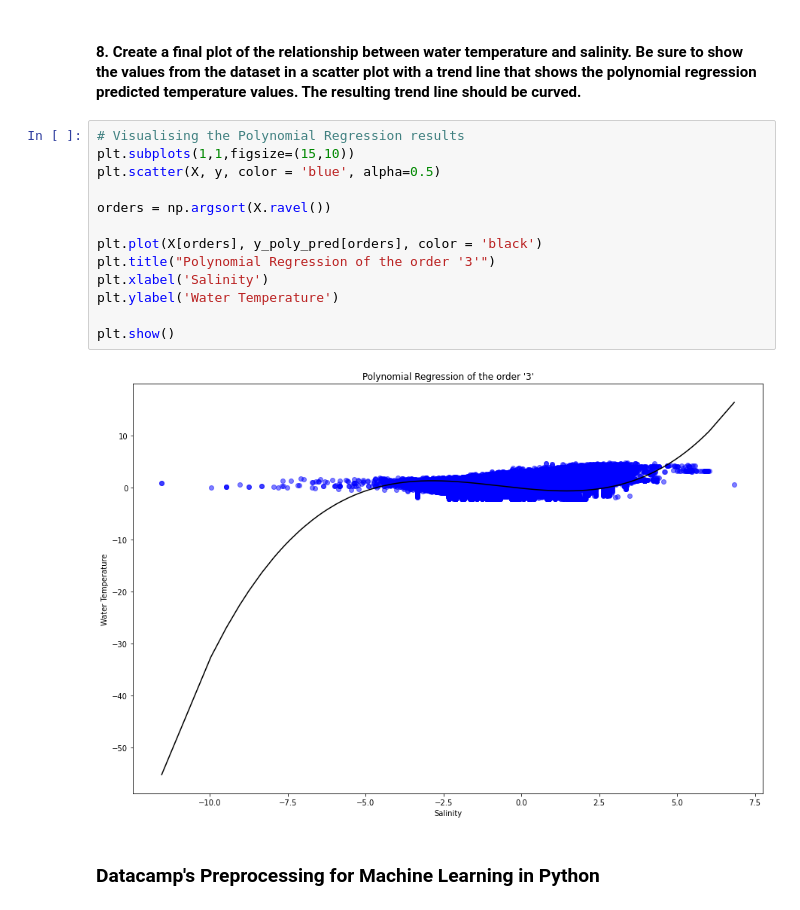
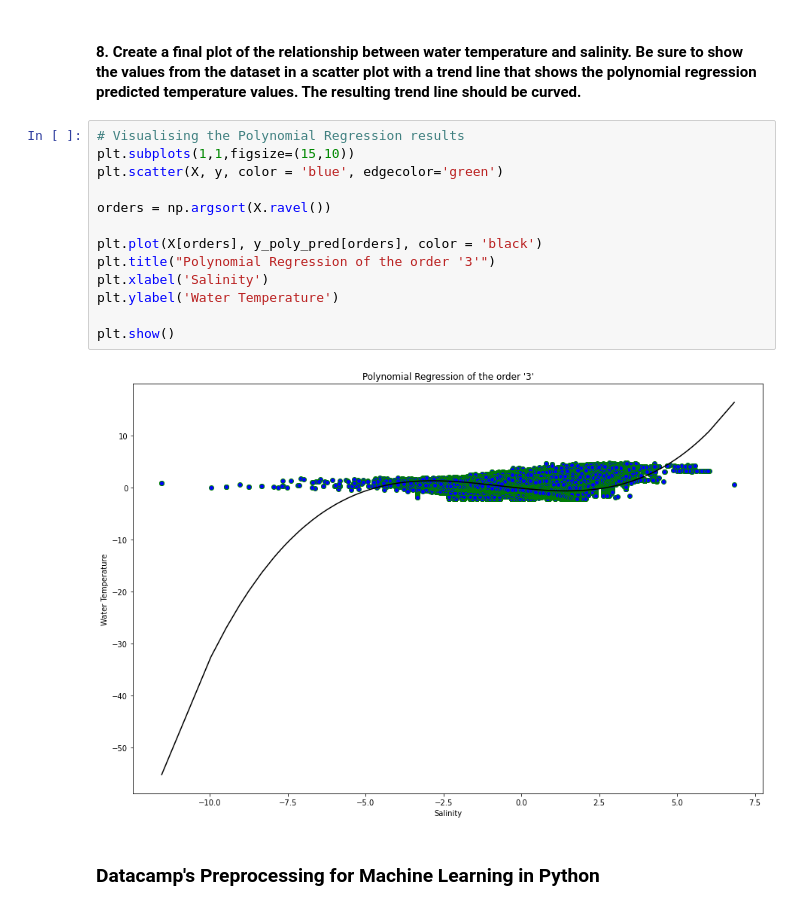
Before and after one commit to SakshiDS/Week13, a Jupyter notebook: Week_13_Supervised_Learning_hw.ipynb, the cells around one changed output. Saved outputs shown, nothing was run; the diff lists cells and outputs as text.

```diff
--- a/Week_13_Supervised_Learning_hw.ipynb
+++ b/Week_13_Supervised_Learning_hw.ipynb
@@ -223,17 +223,17 @@ r2_score(y, y_poly_pred)
 # %%
 # Visualising the Polynomial Regression results
 plt.subplots(1,1,figsize=(15,10))
-plt.scatter(X, y, color = 'blue', alpha=0.5)
+plt.scatter(X, y, color = 'blue', edgecolor='green')
 
 orders = np.argsort(X.ravel())
 
 plt.plot(X[orders], y_poly_pred[orders], color = 'black')
 plt.title("Polynomial Regression of the order '3'")
 plt.xlabel('Salinity')
 plt.ylabel('Water Temperature')
 
 plt.show()
 # %% [output]
-[figure, old version]
+[figure, new version]
 # %% [markdown]
 ### Datacamp's Preprocessing for Machine Learning in Python
```
Also changed, not shown: parts of 2 cells of this notebook.
